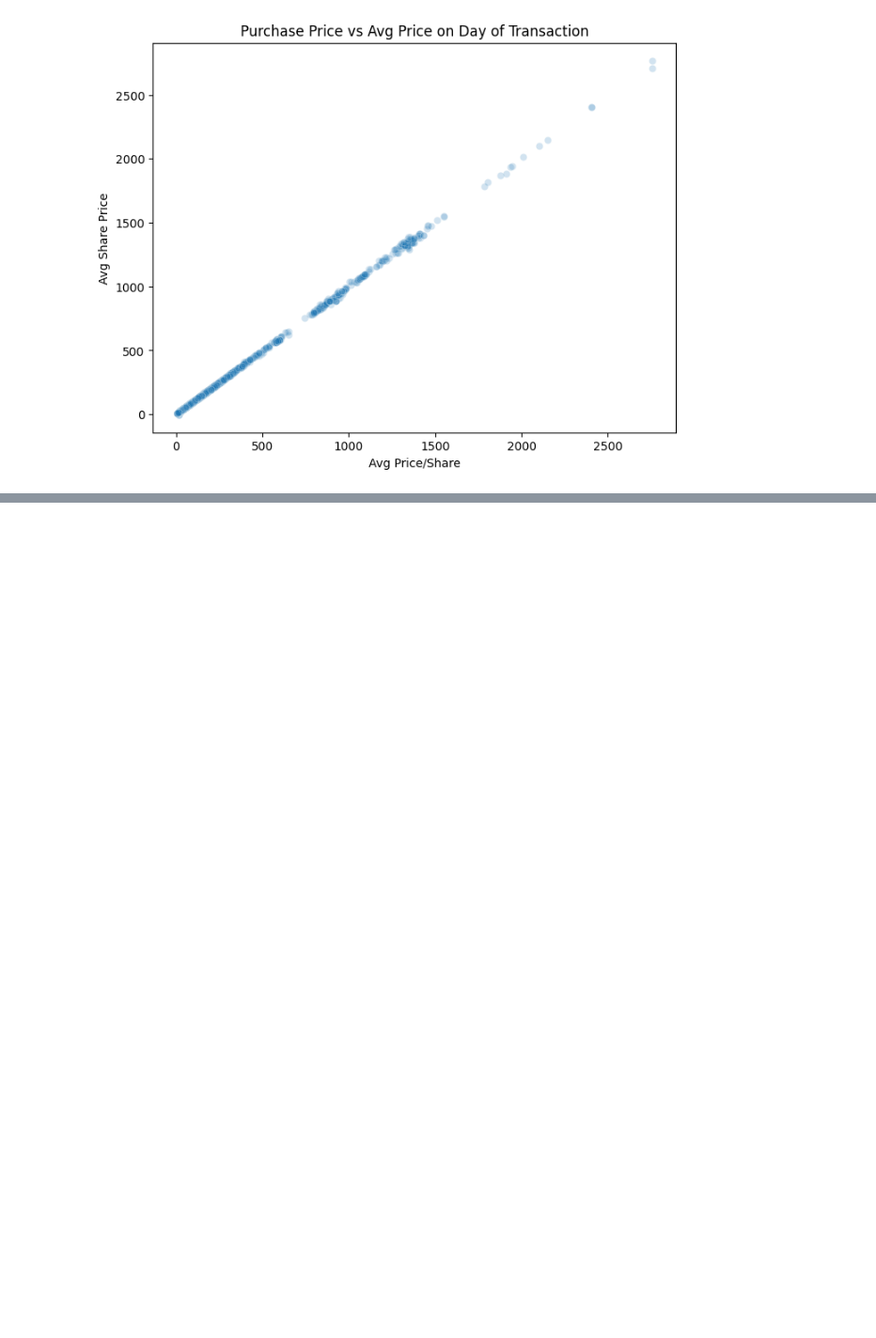
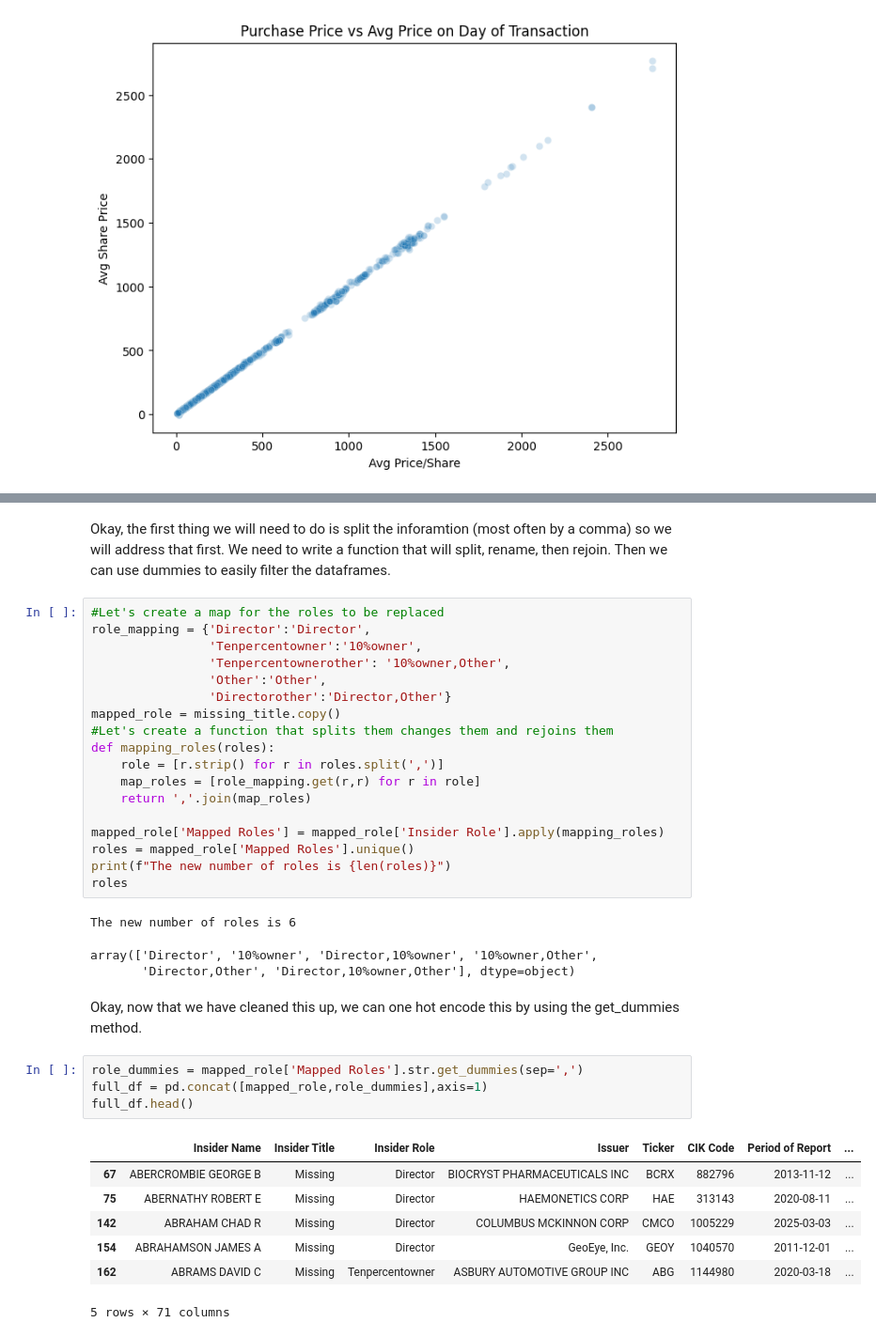
Before and after one commit to tmacpherson6/Do-Insiders-Know-Something-We-Dont, a Jupyter notebook: Thomas_EDA.ipynb, the cells around one changed output, grey strips where cells are left out. Shown at 94% size. Cells and saved outputs as stored; diff of their text form; blank space fills up the shorter version.

```diff
--- a/Thomas_EDA.ipynb
+++ b/Thomas_EDA.ipynb
@@ -350,0 +367,38 @@ plt.show()
+# %% [markdown]
+Okay, the first thing we will need to do is split the inforamtion (most often by a comma) so we will address that first. We need to write a function that will split, rename, then rejoin. Then we can use dummies to easily filter the dataframes.
+# %%
+#Let's create a map for the roles to be replaced
+role_mapping = {'Director':'Director',
+                'Tenpercentowner':'10%owner',
+                'Tenpercentownerother': '10%owner,Other',
+                'Other':'Other',
+                'Directorother':'Director,Other'}
+mapped_role = missing_title.copy()
+#Let's create a function that splits them changes them and rejoins them
+def mapping_roles(roles):
+    role = [r.strip() for r in roles.split(',')]
+    map_roles = [role_mapping.get(r,r) for r in role]
+    return ','.join(map_roles)
+
+mapped_role['Mapped Roles'] = mapped_role['Insider Role'].apply(mapping_roles)
+roles = mapped_role['Mapped Roles'].unique()
+print(f"The new number of roles is {len(roles)}")
+roles
+# %% [output]
+The new number of roles is 6
+array(['Director', '10%owner', 'Director,10%owner', '10%owner,Other',
+       'Director,Other', 'Director,10%owner,Other'], dtype=object)
+# %% [markdown]
+Okay, now that we have cleaned this up, we can one hot encode this by using the get_dummies method.
+# %%
+role_dummies = mapped_role['Mapped Roles'].str.get_dummies(sep=',')
+full_df = pd.concat([mapped_role,role_dummies],axis=1)
+full_df.head()
+# %% [output]
+|  | Insider Name | Insider Title | Insider Role | Issuer | Ticker | CIK Code | Period of Report | ... |
+| 67 | ABERCROMBIE GEORGE B | Missing | Director | BIOCRYST PHARMACEUTICALS INC | BCRX | 882796 | 2013-11-12 | ... |
+| 75 | ABERNATHY ROBERT E | Missing | Director | HAEMONETICS CORP | HAE | 313143 | 2020-08-11 | ... |
+| 142 | ABRAHAM CHAD R | Missing | Director | COLUMBUS MCKINNON CORP | CMCO | 1005229 | 2025-03-03 | ... |
+| 154 | ABRAHAMSON JAMES A | Missing | Director | GeoEye, Inc. | GEOY | 1040570 | 2011-12-01 | ... |
+| 162 | ABRAMS DAVID C | Missing | Tenpercentowner | ASBURY AUTOMOTIVE GROUP INC | ABG | 1144980 | 2020-03-18 | ... |
+5 rows × 71 columns
```
Also changed, not shown: parts of 10 cells of this notebook.
